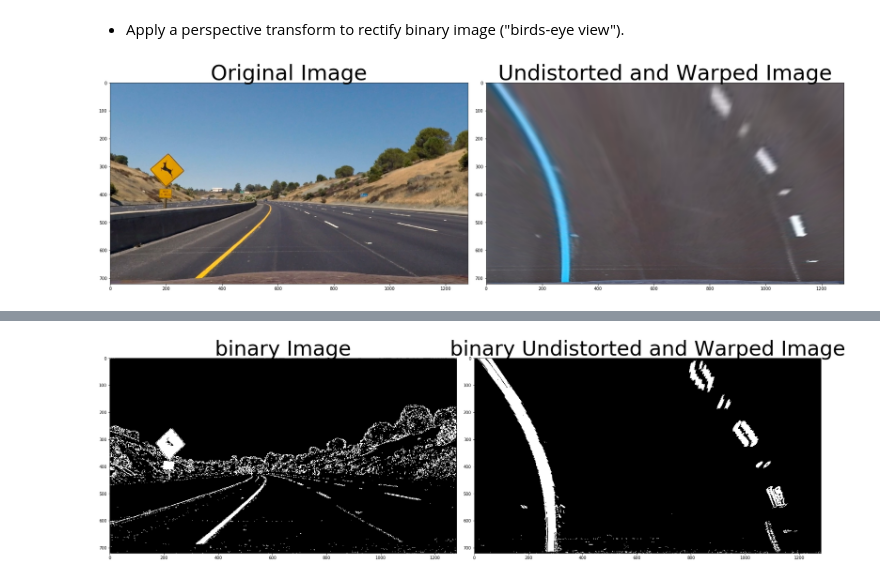
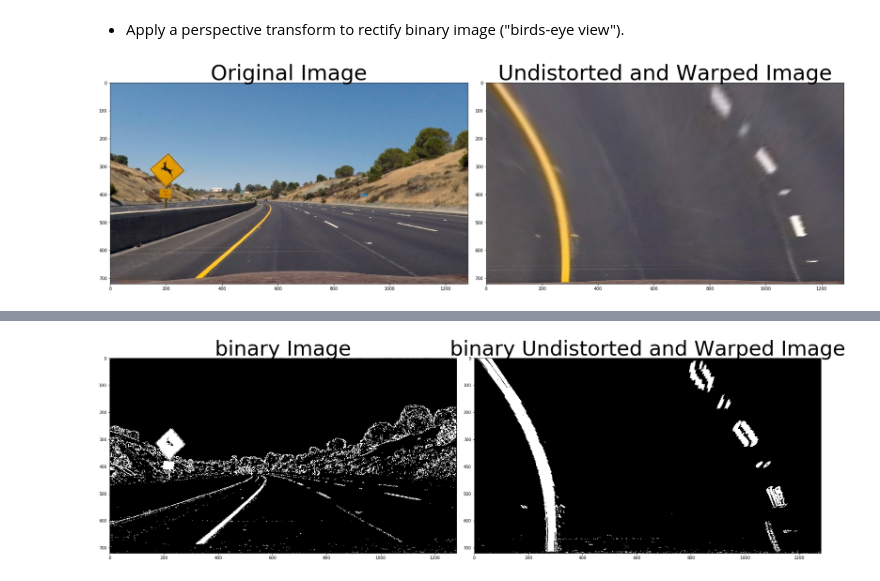
Before and after one commit to mickiedd/carnd_t1p4, a Jupyter notebook: p4.ipynb, the cells around one changed output, grey strips where cells are left out. Cells and saved outputs as stored; diff of their text form; code cells hidden in the pictures.

```diff
--- a/p4.ipynb
+++ b/p4.ipynb
@@ -427,20 +427,20 @@ plt.subplots_adjust(left=0., right=1, top=0.9, bottom=0.)
 # %%
 %matplotlib inline
 
 
 
 # MODIFY THIS FUNCTION TO GENERATE OUTPUT
 # THAT LOOKS LIKE THE IMAGE ABOVE
 
 
 top_down = cv2.warpPerspective(undist_img, perspective_M, (undist_img.shape[1], undist_img.shape[0]))
 #top_down, perspective_M, invert_perspective_M = corners_unwarp(undist_img, col, row, mtx, dist)
 f, (ax1, ax2) = plt.subplots(1, 2, figsize=(24, 9))
 f.tight_layout()
 ax1.imshow(undist_img[:,:,::-1])
 ax1.set_title('Original Image', fontsize=50)
-ax2.imshow(top_down)
+ax2.imshow(top_down[:,:,::-1])
 ax2.set_title('Undistorted and Warped Image', fontsize=50)
 plt.subplots_adjust(left=0., right=1, top=0.9, bottom=0.)
 # %% [output]
-[figure, old version]
+[figure, new version]
```
Also changed, not shown: parts of 2 cells of this notebook.
